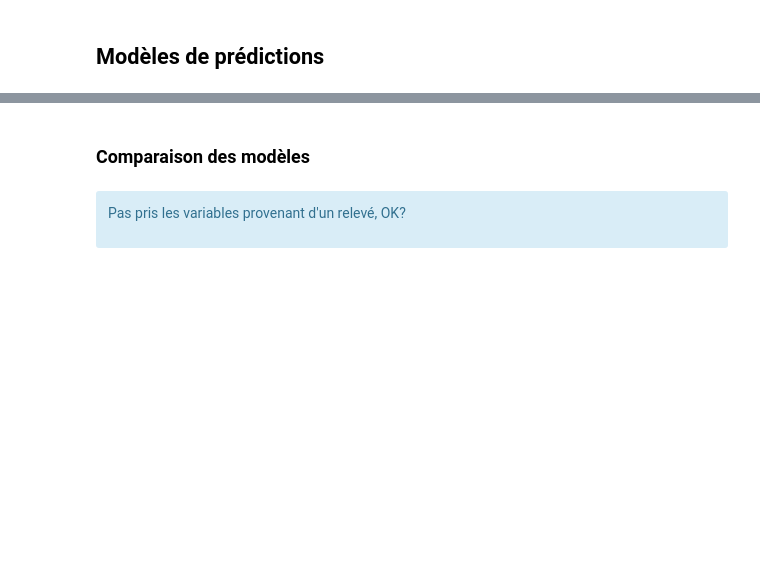
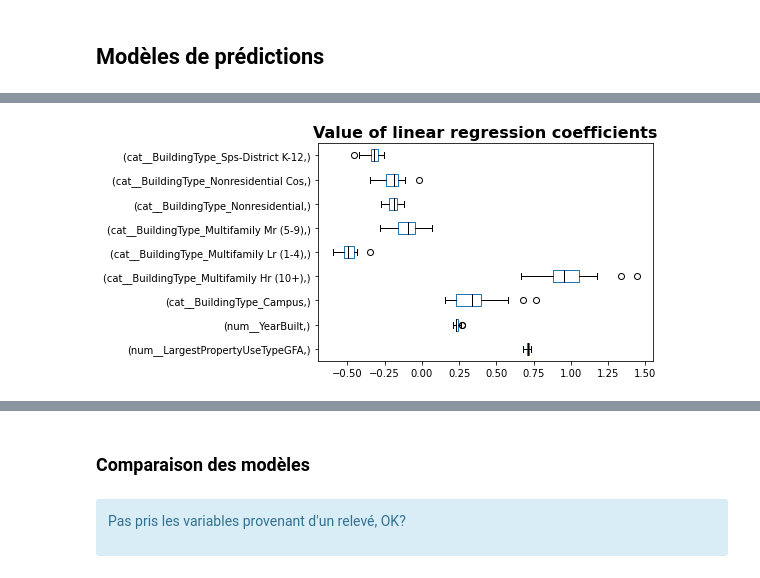
Before and after one commit to Milie-Mimi/-OC_DS_Project4, a Jupyter notebook: Pélec_01_notebook.ipynb, the cells around one changed output, grey strips where cells are left out. Drawn from its saved outputs; the diff is of its cells as text; code cells hidden in the pictures; blank space fills up the shorter version.

```diff
--- a/Pélec_01_notebook.ipynb
+++ b/Pélec_01_notebook.ipynb
@@ -1284,0 +1455,17 @@ final_pipe
+# %%
+# Liste des colonnes après preprocessing
+col = pd.DataFrame(model_1.named_steps['preprocessor'].get_feature_names_out())
+# %%
+# Liste des coefficients de la régression linéaire
+coef = []
+for i in range(0,30):
+    coef.append(cv_results['estimator'][i].named_steps['regressor'].coef_)
+# %%
+# Dataframe des poids des coefficients
+weights = pd.DataFrame(coef, columns=col)
+# %%
+color = {"whiskers": "black", "medians": "black", "caps": "black"}
+weights.plot.box(color=color, vert=False)
+_ = plt.title("Value of linear regression coefficients")
+# %% [output]
+[figure, added]
```
Also changed, not shown: parts of 146 cells of this notebook.
